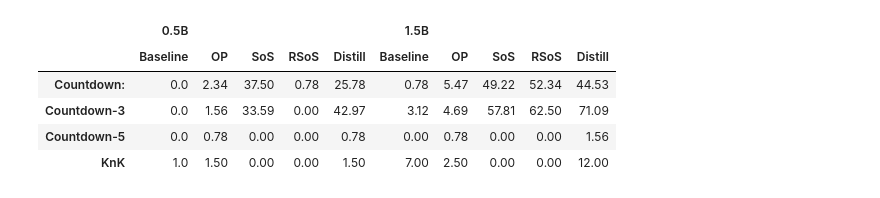
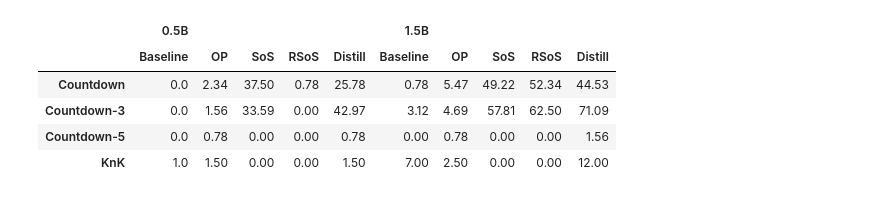
Before and after one commit to chloeli-15/stream-of-search, a Jupyter notebook: results/visualize.ipynb, the cells around one changed output. Saved outputs shown, nothing was run; the diff lists cells and outputs as text; code cells hidden in the pictures.

```diff
--- a/results/visualize.ipynb
+++ b/results/visualize.ipynb
@@ -12,7 +12,7 @@ methods = {
 }
 
 tasks = {
-    "Countdown:": "test_128",
+    "Countdown": "test_128",
     "Countdown-3": "countdown_3num_128",
     "Countdown-5": "countdown_5num_128",
     "KnK": "knk"
@@ -36,34 +36,34 @@ def parse_results_from_json(file):
         print("Error message:", e)
         return None
 
 # initialize results to store for sizes, method_key, task_key
 results = {size: {method_key: {task_key: None for task_key in tasks.keys()} for method_key in methods.keys()} for size in sizes}
 
 for size_val in sizes:
     for method_key, method_val in methods.items():
         for task_key, task_val in tasks.items():
             folder_to_look_for = f"./{method_val}/{task_val}*.json".replace("x.5B", size_val)
             specific_file = glob.glob(folder_to_look_for)
             if specific_file:
                 results[size_val][method_key][task_key] = parse_results_from_json(specific_file[0])
 
 # above works, put their filepath in a pandas df
 
 # put results in a pandas df
 df = pd.DataFrame.from_dict({(i, j): results[i][j]
                            for i in results.keys()
                            for j in results[i].keys()},
                            orient='index')
 # Tranpose
 df = df.transpose()
 # make the df float up to 2 decimals
 df = df.round(2)
 df.to_latex("results.tex", index=True, float_format="%.2f")
 df
 # %% [output]
 |  | 0.5B |  |  |  |  | 1.5B |  |  |  |  |
 |  | Baseline | OP | SoS | RSoS | Distill | Baseline | OP | SoS | RSoS | Distill |
-| Countdown: | 0.0 | 2.34 | 37.50 | 0.78 | 25.78 | 0.78 | 5.47 | 49.22 | 52.34 | 44.53 |
+| Countdown | 0.0 | 2.34 | 37.50 | 0.78 | 25.78 | 0.78 | 5.47 | 49.22 | 52.34 | 44.53 |
 | Countdown-3 | 0.0 | 1.56 | 33.59 | 0.00 | 42.97 | 3.12 | 4.69 | 57.81 | 62.50 | 71.09 |
 | Countdown-5 | 0.0 | 0.78 | 0.00 | 0.00 | 0.78 | 0.00 | 0.78 | 0.00 | 0.00 | 1.56 |
 | KnK | 1.0 | 1.50 | 0.00 | 0.00 | 1.50 | 7.00 | 2.50 | 0.00 | 0.00 | 12.00 |
```
Also changed, not shown: parts of 5 cells of this notebook, 47 other files.
